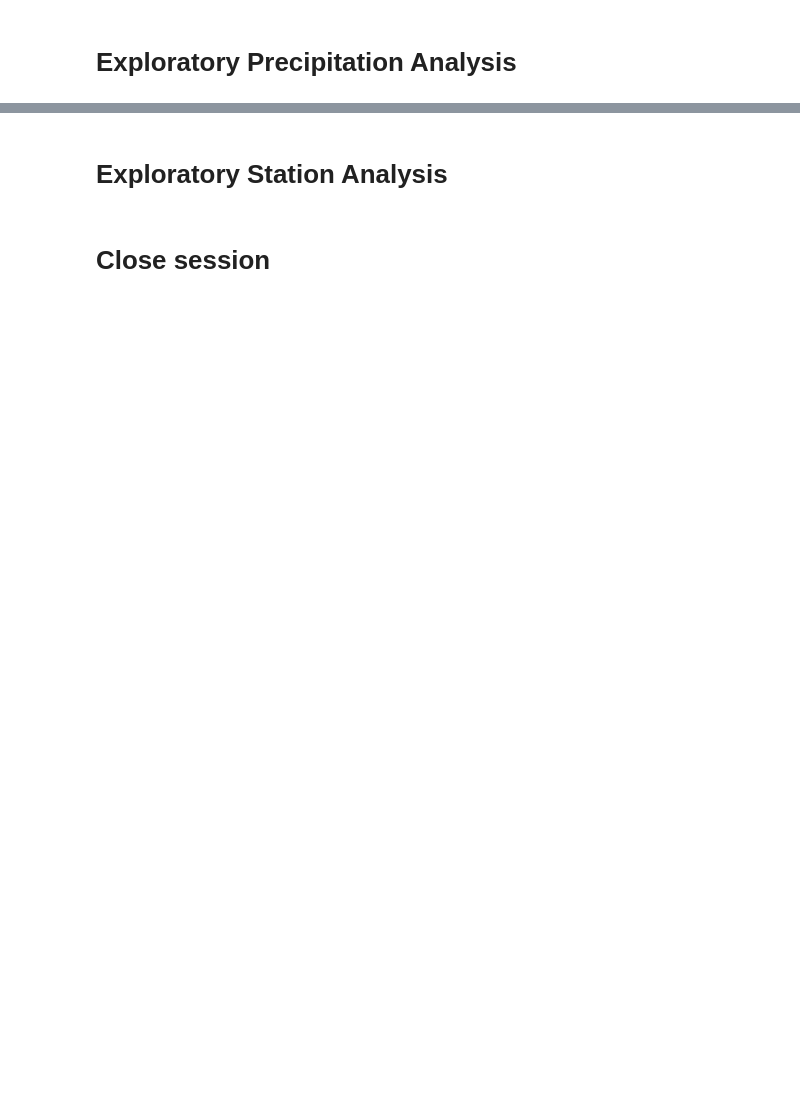
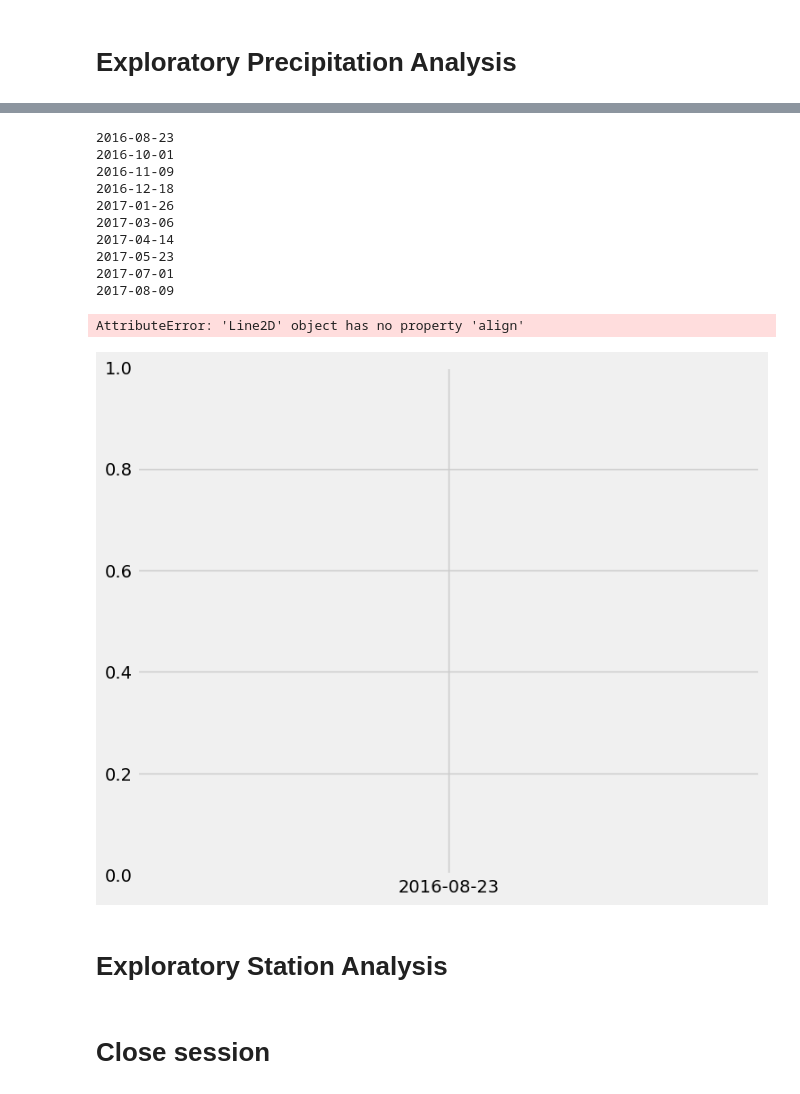
Before and after one commit to vgpass/sqlalchemy-challenge, a Jupyter notebook: SurfsUp/Instructions/climate_starter_working.ipynb, the cells around one changed output, grey strips where cells are left out. Saved outputs shown, nothing was run; the diff lists cells and outputs as text; code cells hidden in the pictures; blank space fills up the shorter version.

```diff
--- a/SurfsUp/Instructions/climate_starter_working.ipynb
+++ b/SurfsUp/Instructions/climate_starter_working.ipynb
@@ -100,3 +118,59 @@ for row in session.query(Measure.station, Measure.date).limit(15).all():
+# %%
+# Design a query to retrieve the last 12 months of precipitation data and plot the results.
+# Starting from the most recent data point in the database.
+
+# # Calculate the date one year from the last date in data set.
+# year_ago = dt.date(2017, 8, 23) - dt.timedelta(days=365)
+# print(year_ago)
+
+# # Perform a query to retrieve the data and precipitation scores
+# last_year_prcp = session.query(Measure.date, Measure.prcp).filter(Measure.date >= year_ago).all()
+# # for x in last_year_prcp:
+# #     print (x)
+
+# # Save the query results as a Pandas DataFrame and set the index to the date column
+# rain_df = pd.DataFrame(last_year_prcp)
+# clean_rain_df = rain_df.dropna(rain_df['prcp'], how='any', axis=0)
+# rain_df.set_index('date', inplace=False)
+
+# # Sort the dataframe by date
+# # rain_df_sort = rain_df.sort_index(ascending=True)
+# rain_df_sort.head(20)
+
+x_axis = np.arange(year_ago, current, 39).astype(str)
+
+for x in x_axis:
+    print(x)
+# tick_locations = [value for value in x_axis]
+# Use Pandas Plotting with Matplotlib to plot the data
+font = {'weight': 'bold', 'size': '15'}
+plt.figure(figsize=(8,7))
+plt.plot(clean_rain_df['date'], clean_rain_df['prcp'], color='g', alpha=1, align="center")
+plt.xticks(rotation="vertical")
+# plt.figure(3)
+# plt.subplot(111)
+# plt.plot(rents_chart_east_west)
+plt.title(f'Precipitation from {year_ago}', fontdict= font)
+plt.legend(['precipitation'])
+plt.xlabel('Date', labelpad=15, fontdict= font)
+plt.ylabel('Inches', labelpad=10, fontdict= font)
+# plt.grid()
+plt.tight_layout()
+
+plt.show()
+# %% [output]
+2016-08-23
+2016-10-01
+2016-11-09
+2016-12-18
+2017-01-26
+2017-03-06
+2017-04-14
+2017-05-23
+2017-07-01
+2017-08-09
+AttributeError: 'Line2D' object has no property 'align'
+[figure, added]
 # %%
 # Use Pandas to calculate the summary statistics for the precipitation data
 # %% [markdown]
```
Also changed, not shown: parts of 9 cells of this notebook.
